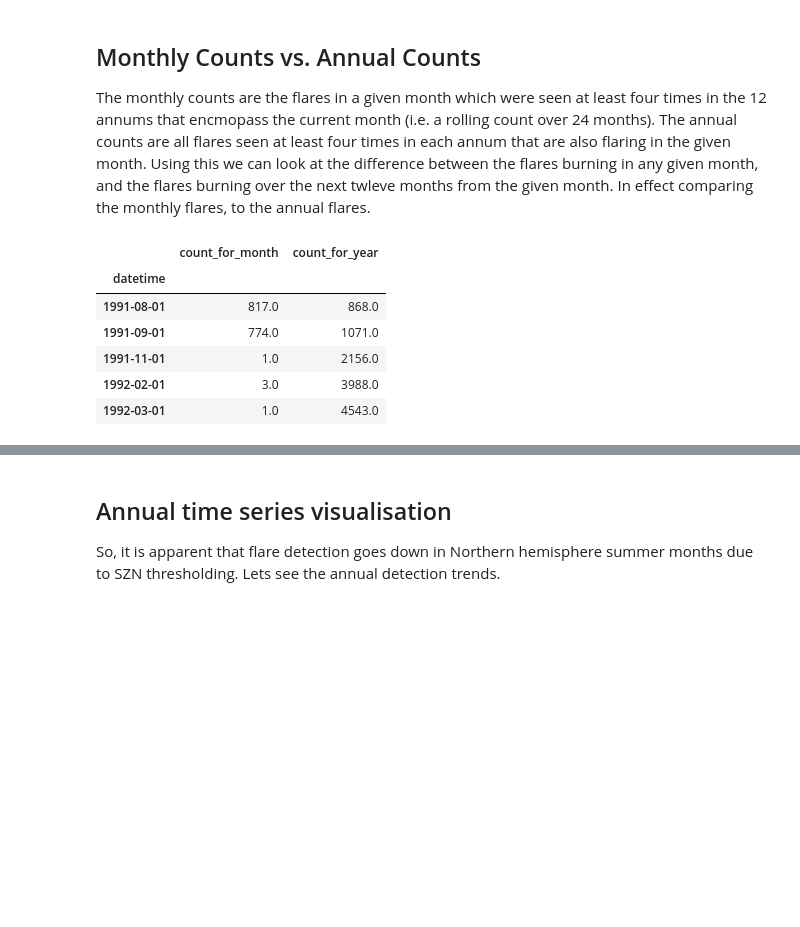
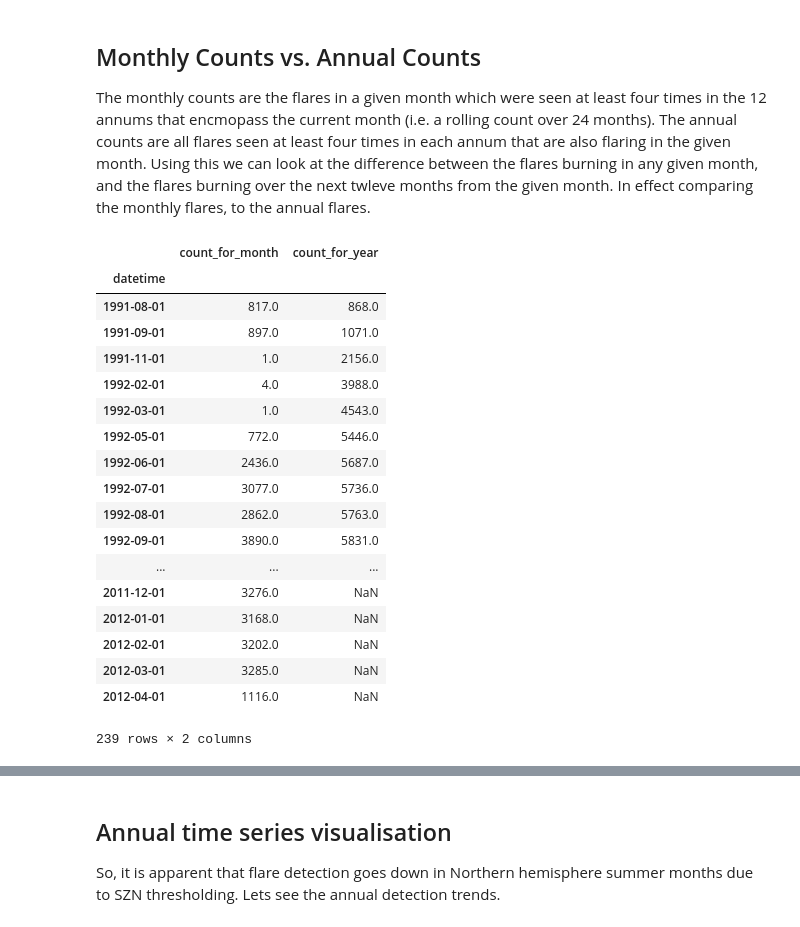
Before and after one commit to dnf0/kcl-globalgasflaring, a Jupyter notebook: notebooks/Global Gas Flaring Analysis.ipynb, the cells around one changed output, grey strips where cells are left out. Cells and saved outputs as stored; diff of their text form; code cells hidden in the pictures; blank space fills up the shorter version.

```diff
--- a/notebooks/Global Gas Flaring Analysis.ipynb
+++ b/notebooks/Global Gas Flaring Analysis.ipynb
@@ -107,21 +84,38 @@ at1_monthly_counts
 ## Monthly Counts vs. Annual Counts
 The monthly counts are the flares in a given month which were seen at least four times in the 12 annums that encmopass the current month (i.e. a rolling count over 24 months).  The annual counts are all flares seen at least four times in each annum that are also flaring in the given month.  Using this we can look at the difference between the flares burning in any given month, and the flares burning over the next twleve months from the given month.  In effect comparing the monthly flares, to the annual flares.
 # %%
-joined_df = at1_monthly_counts.join(at1_annual_counts).reset_index()
+joined_at1 = at1_monthly_counts.join(at1_annual_counts).reset_index()
+joined_at2 = at2_monthly_counts.join(at2_annual_counts).reset_index()
+joined_ats = ats_monthly_counts.join(ats_annual_counts).reset_index()
+
+joined_df = pd.concat([joined_at1, joined_at2, joined_ats], ignore_index=True)
+
 joined_df['day'] = np.ones(joined_df.shape[0]).astype('int')
 joined_df['datetime'] = pd.to_datetime(joined_df[['year', 'month', 'day']])
 joined_df.set_index(['datetime'], inplace=True)
 joined_df.drop(['year', 'month', 'day'], 1, inplace=True)
 # %%
-joined_df.head()
+joined_df
 # %% [output]
 |  | count_for_month | count_for_year |
 | datetime |  |  |
 | 1991-08-01 | 817.0 | 868.0 |
-| 1991-09-01 | 774.0 | 1071.0 |
+| 1991-09-01 | 897.0 | 1071.0 |
 | 1991-11-01 | 1.0 | 2156.0 |
-| 1992-02-01 | 3.0 | 3988.0 |
+| 1992-02-01 | 4.0 | 3988.0 |
 | 1992-03-01 | 1.0 | 4543.0 |
+| 1992-05-01 | 772.0 | 5446.0 |
+| 1992-06-01 | 2436.0 | 5687.0 |
+| 1992-07-01 | 3077.0 | 5736.0 |
+| 1992-08-01 | 2862.0 | 5763.0 |
+| 1992-09-01 | 3890.0 | 5831.0 |
+| ... | ... | ... |
+| 2011-12-01 | 3276.0 | NaN |
+| 2012-01-01 | 3168.0 | NaN |
+| 2012-02-01 | 3202.0 | NaN |
+| 2012-03-01 | 3285.0 | NaN |
+| 2012-04-01 | 1116.0 | NaN |
+239 rows × 2 columns
 # %%
 joined_df.plot()
 plt.show()
```
Also changed, not shown: parts of 16 cells of this notebook, 3 other files.
